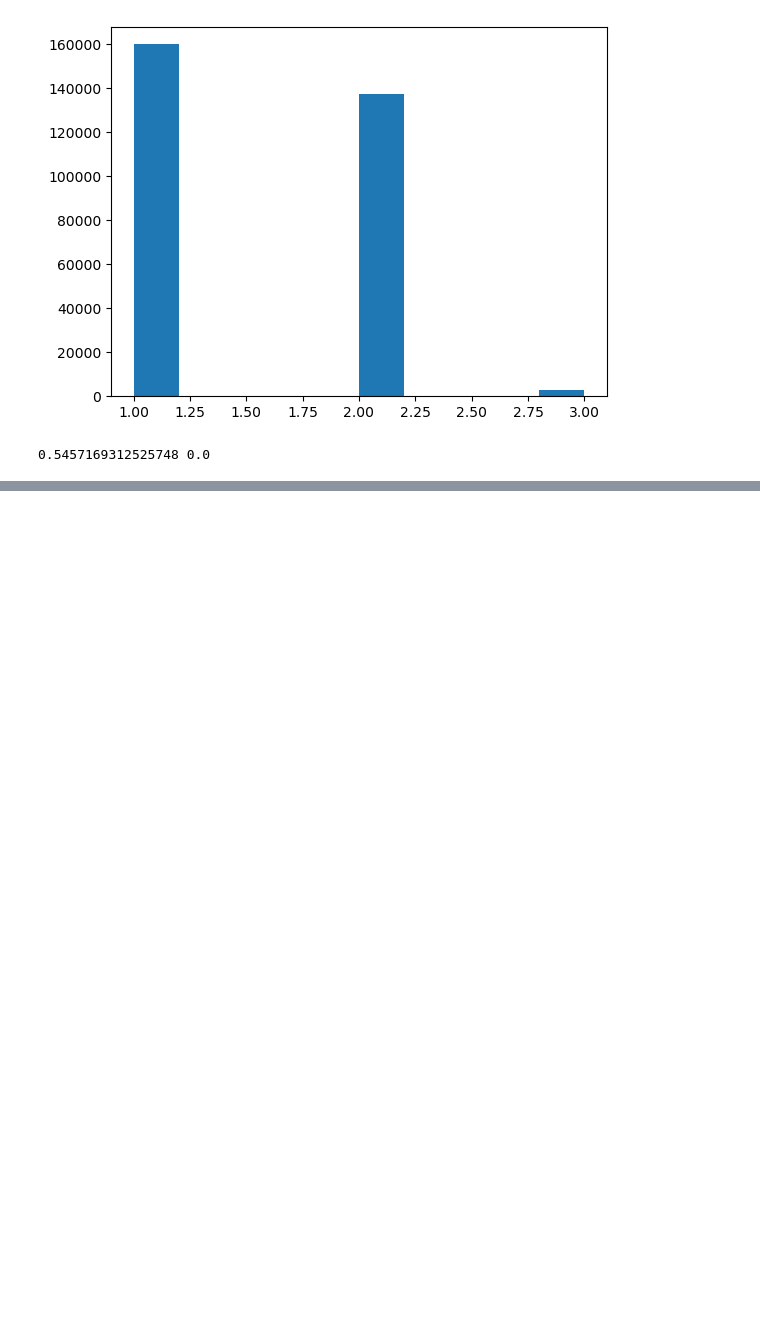
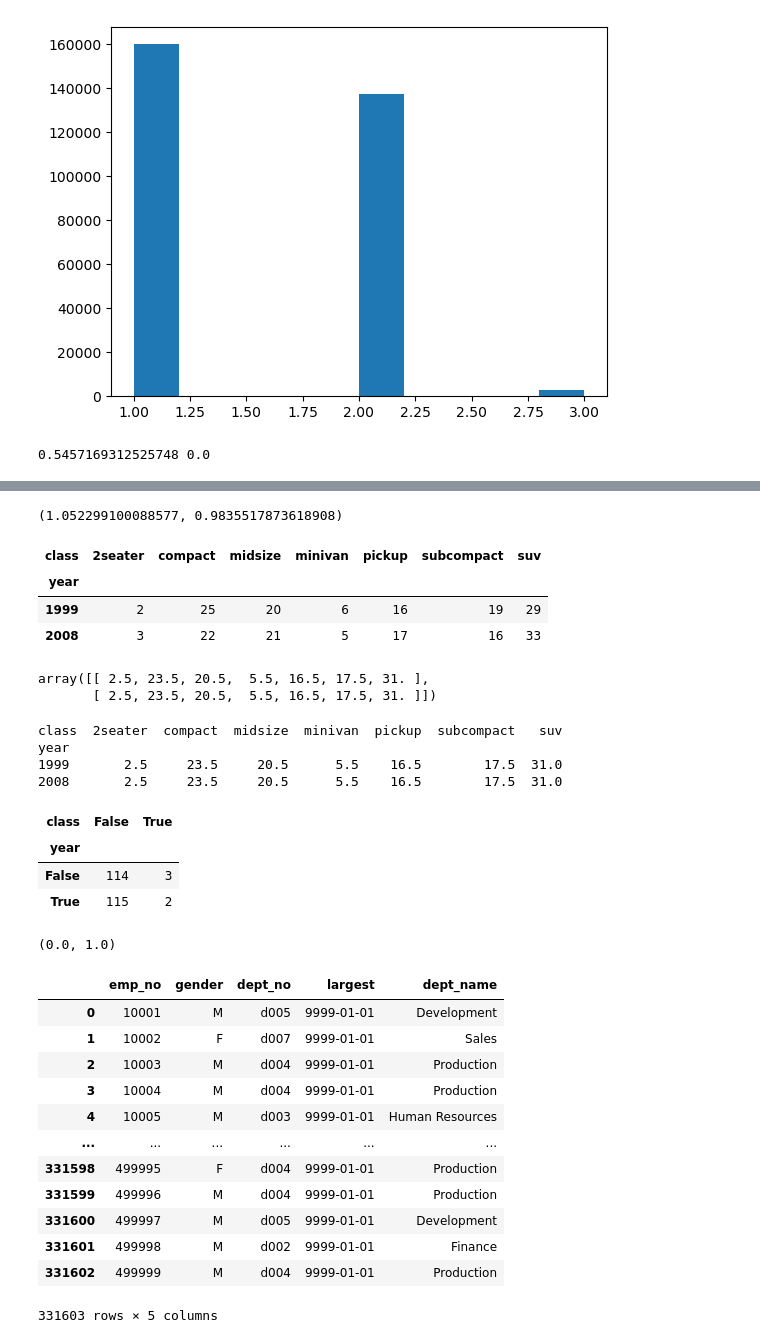
Before and after one commit to Divante222/statistics-exercises, a Jupyter notebook: hypothesis_testing_exercises.ipynb, the cells around one changed output, grey strips where cells are left out. Saved outputs shown, nothing was run; the diff lists cells and outputs as text; code cells hidden in the pictures; blank space fills up the shorter version.

```diff
--- a/hypothesis_testing_exercises.ipynb
+++ b/hypothesis_testing_exercises.ipynb
@@ -539,0 +586,65 @@ print(r,p)
+# %%
+chi2, p, degf, expected = stats.chi2_contingency(observed)
+chi2, p
+# %% [output]
+(1.052299100088577, 0.9835517873618908)
+# %%
+observed
+# %% [output]
+| class | 2seater | compact | midsize | minivan | pickup | subcompact | suv |
+| year |  |  |  |  |  |  |  |
+| 1999 | 2 | 25 | 20 | 6 | 16 | 19 | 29 |
+| 2008 | 3 | 22 | 21 | 5 | 17 | 16 | 33 |
+# %%
+expected
+# %% [output]
+array([[ 2.5, 23.5, 20.5,  5.5, 16.5, 17.5, 31. ],
+       [ 2.5, 23.5, 20.5,  5.5, 16.5, 17.5, 31. ]])
+# %%
+print(pd.DataFrame(expected.astype('float'), index=observed.index,
+                   columns=observed.columns))
+# %% [output]
+class  2seater  compact  midsize  minivan  pickup  subcompact   suv
+year
+1999       2.5     23.5     20.5      5.5    16.5        17.5  31.0
+2008       2.5     23.5     20.5      5.5    16.5        17.5  31.0
+# %%
+observed2 = pd.crosstab(df.year == 1999, df['class'] == '2seater')
+observed2
+# %% [output]
+| class | False | True |
+| year |  |  |
+| False | 114 | 3 |
+| True | 115 | 2 |
+# %%
+chi2, p, degf, expected = stats.chi2_contingency(observed2)
+chi2, p
+# %% [output]
+(0.0, 1.0)
+# %%
+# Use the data from the employees database to answer these questions:
+query = '''
+select emp_no, gender, dept_no, largest, dept_name from employees
+join dept_emp using(emp_no)
+join (select emp_no, max(to_date) as largest from dept_emp
+group by emp_no) as maximum using(emp_no)
+join departments using(dept_no)
+;
+'''
+
+url = f'mysql+pymysql://{env.username}:{env.password}@{env.hostname}/employees'
+the_data = pd.read_sql(query, url)
+# %% [output]
+|  | emp_no | gender | dept_no | largest | dept_name |
+| 0 | 10001 | M | d005 | 9999-01-01 | Development |
+| 1 | 10002 | F | d007 | 9999-01-01 | Sales |
+| 2 | 10003 | M | d004 | 9999-01-01 | Production |
+| 3 | 10004 | M | d004 | 9999-01-01 | Production |
+| 4 | 10005 | M | d003 | 9999-01-01 | Human Resources |
+| ... | ... | ... | ... | ... | ... |
+| 331598 | 499995 | F | d004 | 9999-01-01 | Production |
+| 331599 | 499996 | M | d004 | 9999-01-01 | Production |
+| 331600 | 499997 | M | d005 | 9999-01-01 | Development |
+| 331601 | 499998 | M | d002 | 9999-01-01 | Finance |
+| 331602 | 499999 | M | d004 | 9999-01-01 | Production |
+331603 rows × 5 columns
```
Also changed, not shown: parts of 12 cells of this notebook, 1 other file.
